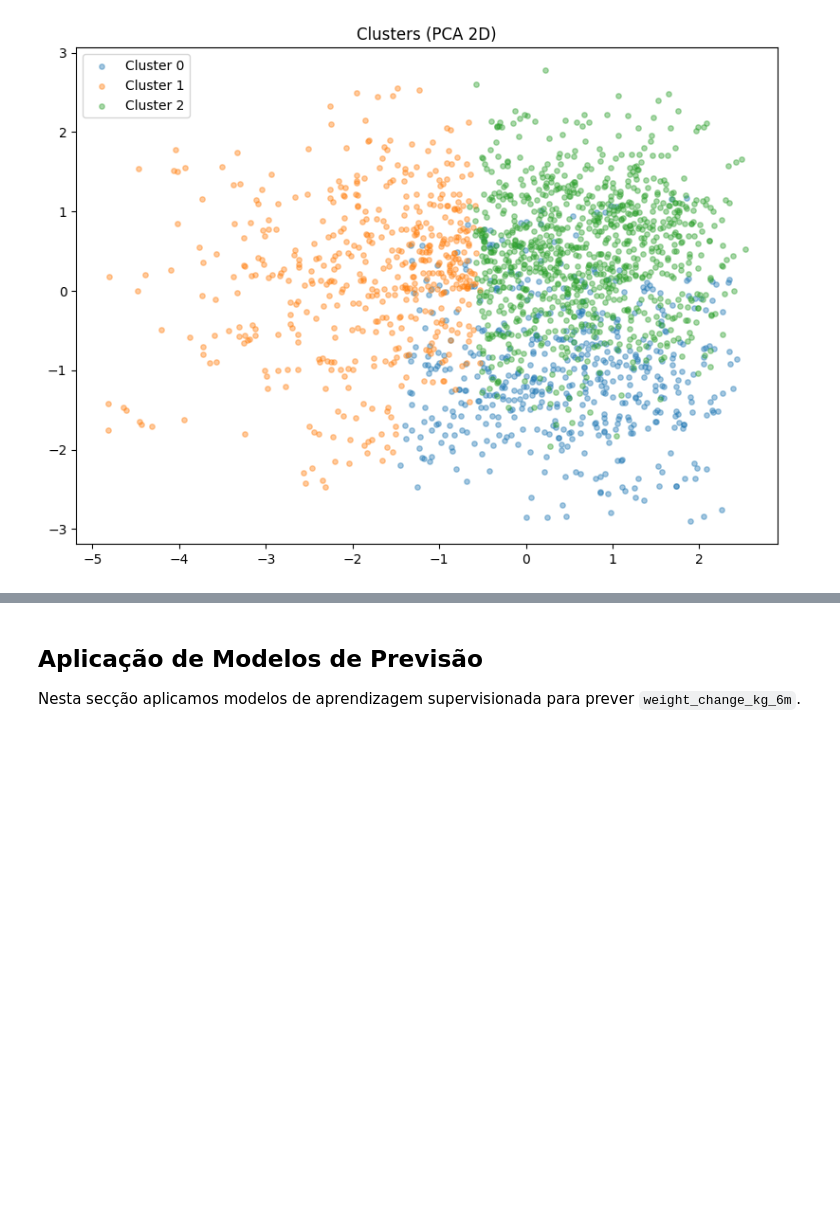
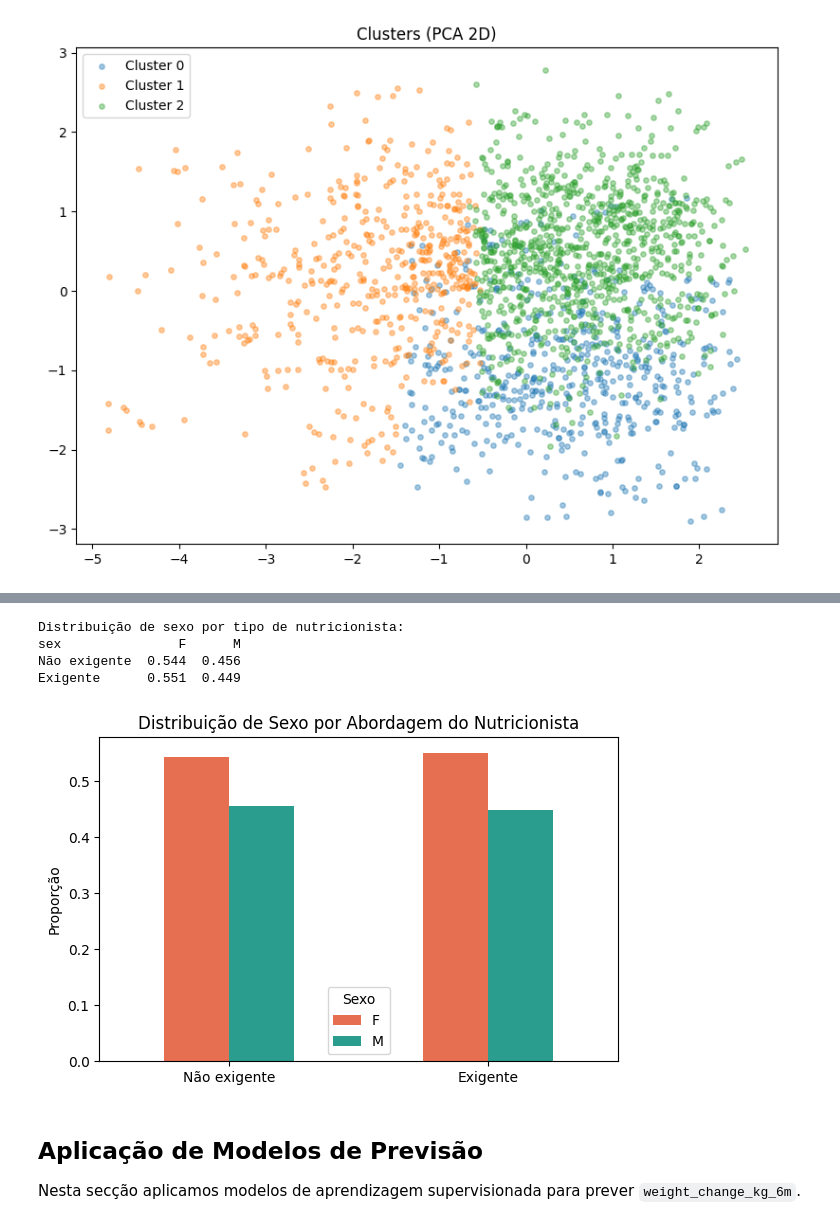
Before and after one commit to goncalolibanio/Projeto-IACD-2025-2026, a Jupyter notebook: analysis.ipynb, the cells around one changed output, grey strips where cells are left out. Saved outputs shown, nothing was run; the diff lists cells and outputs as text; code cells hidden in the pictures; blank space fills up the shorter version.

```diff
--- a/analysis.ipynb
+++ b/analysis.ipynb
@@ -278,3 +292,26 @@ plt.legend(); plt.tight_layout(); plt.show()
+# %%
+# Padrão 2: Nutricionistas mais exigentes têm mais pacientes do sexo masculino?
+df['demanding'] = df['approach'].isin(['strict', 'data_driven'])
+
+pattern2 = df.groupby('demanding', observed=True)['sex'].value_counts(normalize=True).unstack()
+pattern2.index = ['Não exigente', 'Exigente']
+print("Distribuição de sexo por tipo de nutricionista:")
+print(pattern2.round(3))
+
+pattern2.plot(kind='bar', figsize=(6, 4), color=['#e76f51', '#2a9d8f'])
+plt.title('Distribuição de Sexo por Abordagem do Nutricionista')
+plt.ylabel('Proporção')
+plt.xlabel('')
+plt.xticks(rotation=0)
+plt.legend(title='Sexo')
+plt.tight_layout()
+plt.show()
+# %% [output]
+Distribuição de sexo por tipo de nutricionista:
+sex               F      M
+Não exigente  0.544  0.456
+Exigente      0.551  0.449
+[figure, added]
 # %% [markdown]
 ## **Aplicação de Modelos de Previsão**
 
```
Also changed, not shown: parts of 9 cells of this notebook, 1 other file.
